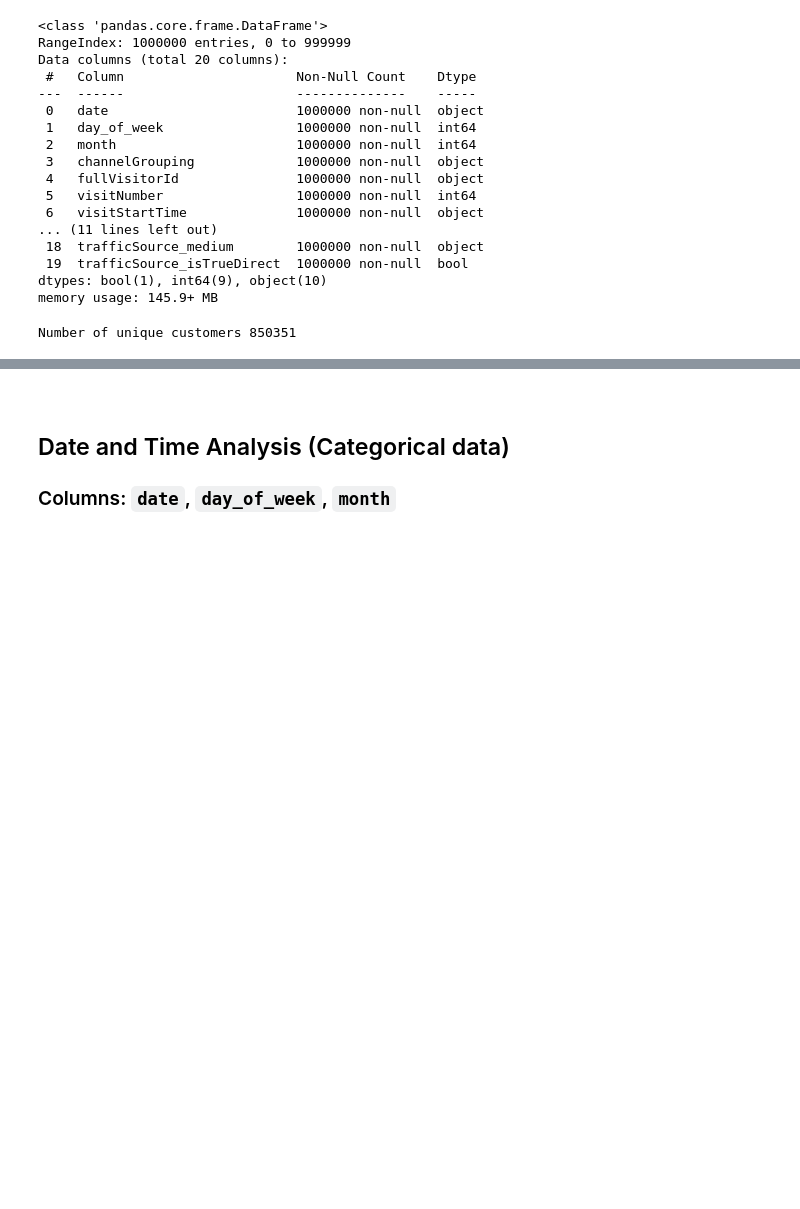
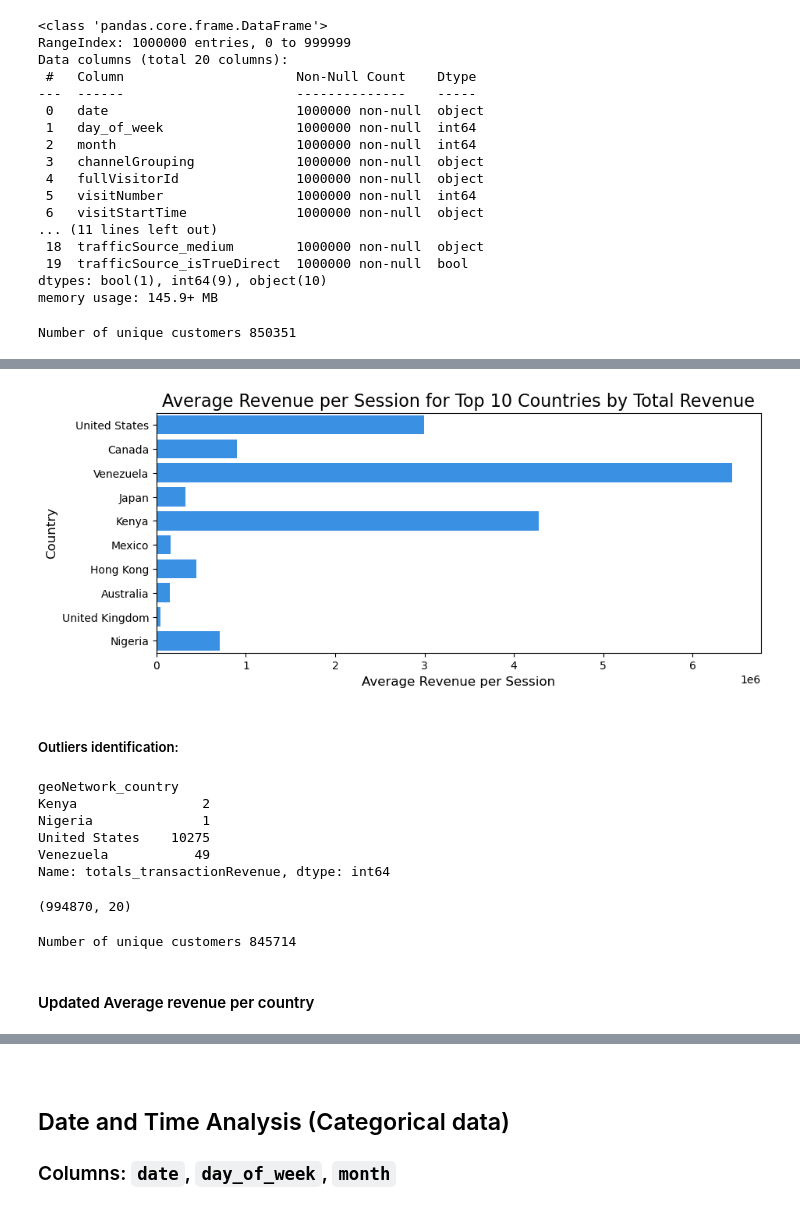
Before and after one commit to PaolaGaray/GA-CustomerRevenuePrediction, a Jupyter notebook: notebooks/EDA.ipynb, the cells around one changed output, grey strips where cells are left out. Saved outputs shown, nothing was run; the diff lists cells and outputs as text; code cells hidden in the pictures; blank space fills up the shorter version.

```diff
--- a/notebooks/EDA.ipynb
+++ b/notebooks/EDA.ipynb
@@ -51,0 +79,46 @@ Number of unique customers 850351
+# %%
+# Average revenue by country
+
+# Step 1: Calculate total revenue per country
+total_revenue_by_country = df.groupby('geoNetwork_country')['totals_transactionRevenue'].sum()
+
+# Step 2: Get the top 10 countries by total revenue
+top_10_countries = total_revenue_by_country.nlargest(10).index
+
+# Step 3: Filter the DataFrame for only the top 10 countries
+df_top_countries = df[df['geoNetwork_country'].isin(top_10_countries)]
+
+# Step 4: Calculate average revenue per country for the top 10 countries
+avg_revenue_by_country = df_top_countries.groupby('geoNetwork_country')['totals_transactionRevenue'].mean()
+# %%
+plt.figure(figsize=(10, 4))
+sns.barplot(x=avg_revenue_by_country.values, y=avg_revenue_by_country.index, order=top_10_countries, color="dodgerblue")
+
+plt.title("Average Revenue per Session for Top 10 Countries by Total Revenue", fontsize=16)
+plt.xlabel("Average Revenue per Session", fontsize=12)
+plt.ylabel("Country", fontsize=12)
+
+plt.show()
+# %% [output]
+[figure, added]
+# %% [markdown]
+##### Outliers identification:
+# %%
+# Filter the DataFrame for Venezuela, Kenya, Nigeria and United States
+countries_of_interest = ['Venezuela', 'Kenya', 'Nigeria', 'United States']
+df_specific_countries = df[df['geoNetwork_country'].isin(countries_of_interest)]
+
+# Count the number of transactions (non-zero revenue) for each of these countries
+transaction_count_by_country = df_specific_countries[df_specific_countries['totals_transactionRevenue'] > 0] \
+                                .groupby('geoNetwork_country')['totals_transactionRevenue'] \
+                                .count()
+
+# Display the result
+print(transaction_count_by_country)
+# %% [output]
+geoNetwork_country
+Kenya                2
+Nigeria              1
+United States    10275
+Venezuela           49
+Name: totals_transactionRevenue, dtype: int64
@@ -51,0 +131,10 @@ Number of unique customers 850351
+# %%
+df.shape
+# %% [output]
+(994870, 20)
+# %%
+# Number of unique customers
+unique_count = df['fullVisitorId'].nunique()
+print(f"Number of unique customers {unique_count}")
+# %% [output]
+Number of unique customers 845714
@@ -51,0 +143,2 @@ Number of unique customers 850351
+# %% [markdown]
+#### Updated Average revenue per country
```
Also changed, not shown: parts of 21 cells of this notebook.
